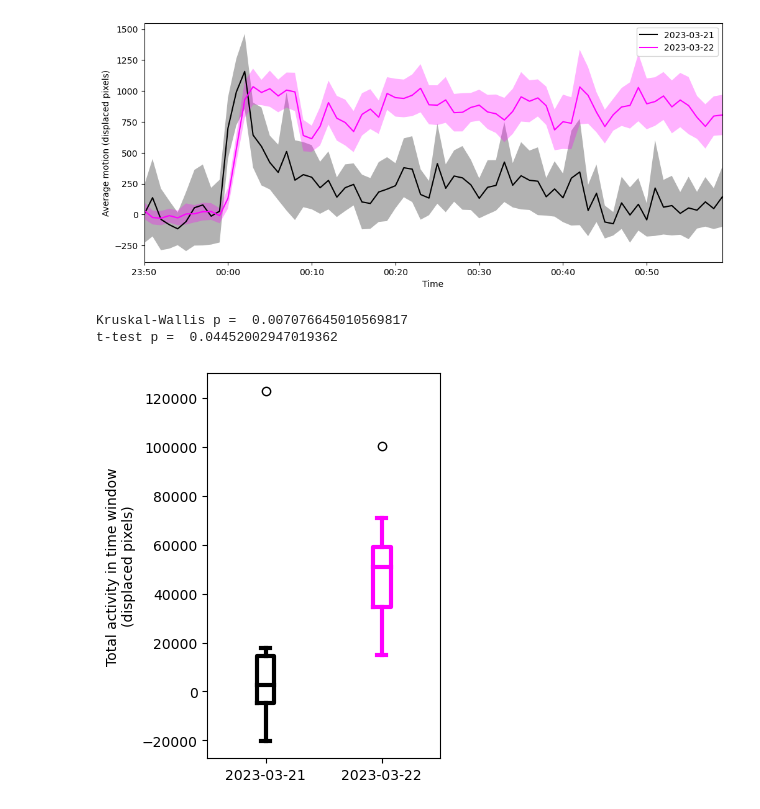
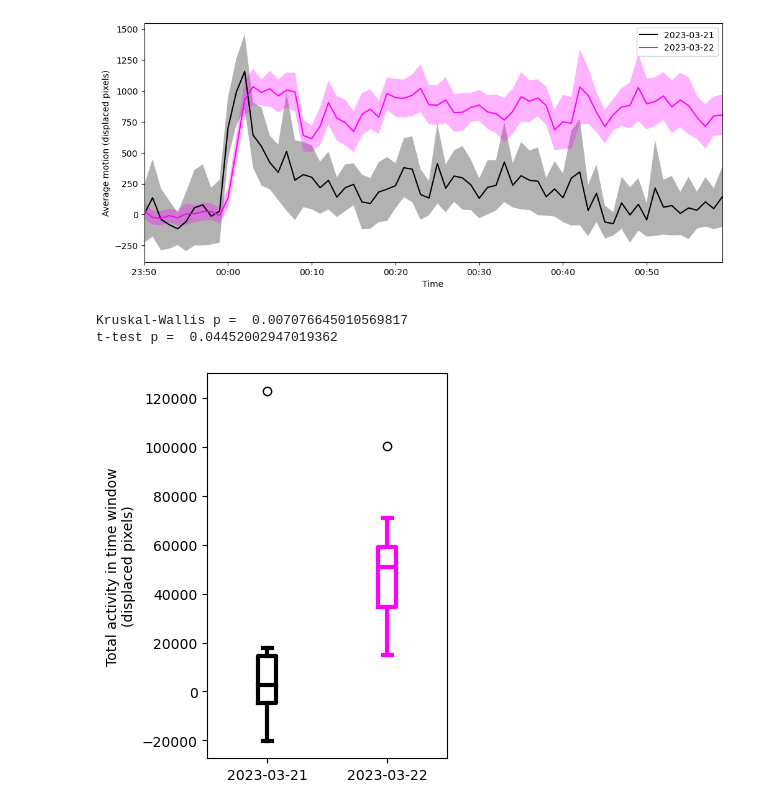
Before and after one commit to enwudz/pytracker, a Jupyter notebook: videotrack_analysis_daphnia.ipynb, the cells around one changed output. Cells and saved outputs as stored; diff of their text form; code cells hidden in the pictures.

Commit message:
update for high res figure saves

```diff
--- a/videotrack_analysis_daphnia.ipynb
+++ b/videotrack_analysis_daphnia.ipynb
@@ -363,7 +364,7 @@ plt.show()
 # boxplot to compare activity in time window
 # can set plot size window here
 
-plotwidth = 3
+plotwidth = 4
 plotheight = 5
 
 ### do not change stuff below
@@ -380,31 +381,33 @@ def formatBoxColors(bp, plotColors):
         med.set( color=boxColors[n], linewidth=baseWidth)
 
     bdupes=[]
     for i in boxColors:
         bdupes.extend([i,i])
 
     boxColors = bdupes
     for n,whisk in enumerate(bp['whiskers']):
         whisk.set( color=boxColors[n], linewidth=baseWidth, alpha = alpha)
 
     for n,cap in enumerate(bp['caps']):
         cap.set( color=boxColors[n], linewidth=baseWidth, alpha = alpha)
 
     return bp
 
 activity1 = np.sum(normd1,axis=0)
 activity2 = np.sum(normd2,axis=0)
 f,a = plt.subplots(1, figsize=(plotwidth,plotheight))
 bp = a.boxplot([activity1,activity2])
 bp = formatBoxColors(bp, [day1color,day2color])
 a.set_ylabel('Total activity in time window\n(displaced pixels)')
 a.set_xticks([1,2], [day1,day2])
 _,p = stats.kruskal(activity1,activity2)
 print('Kruskal-Wallis p = ',p)
 _,p = stats.ttest_ind(activity1,activity2)
 print('t-test p = ',p)
+plt.subplots_adjust(left=0.3)
+plt.savefig('boxplot_comparison.png', dpi=300)
 plt.show()
 # %% [output]
 Kruskal-Wallis p =  0.007076645010569817
 t-test p =  0.04452002947019362
-[figure, old version]
+[figure, new version]
```
Also changed, not shown: parts of 2 cells of this notebook.
